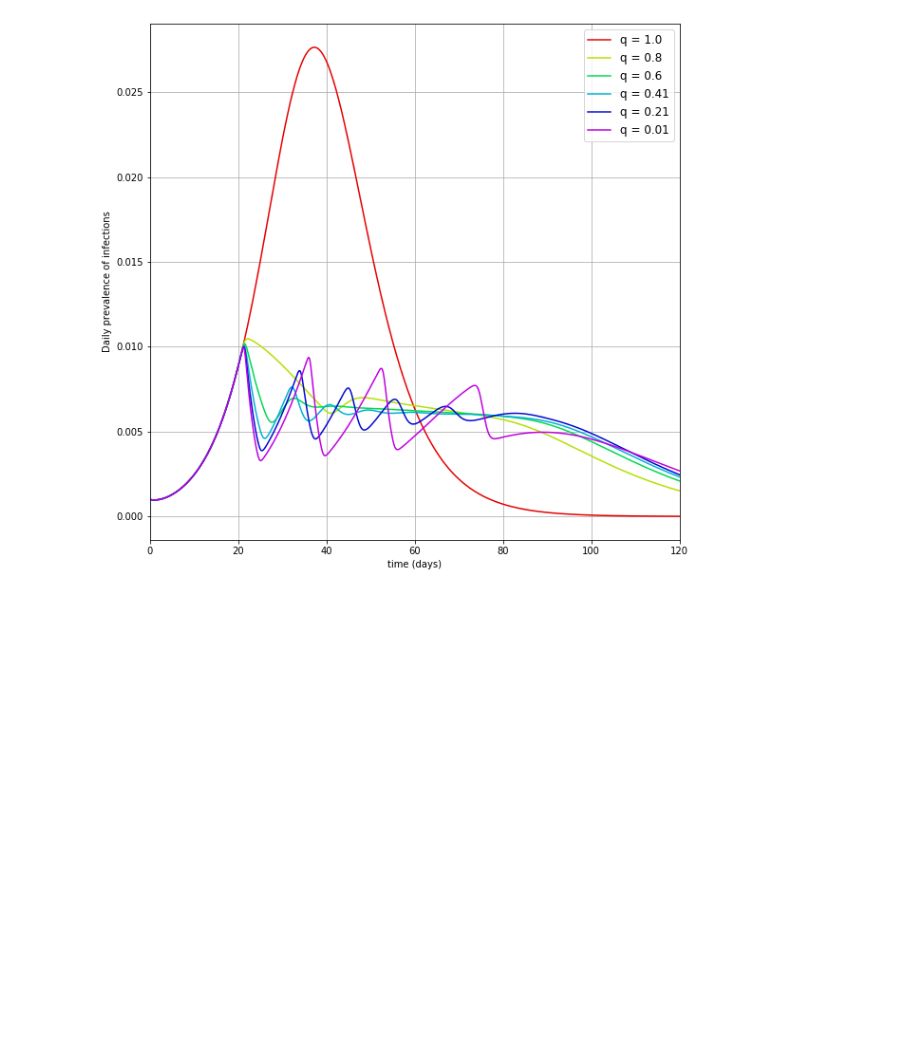
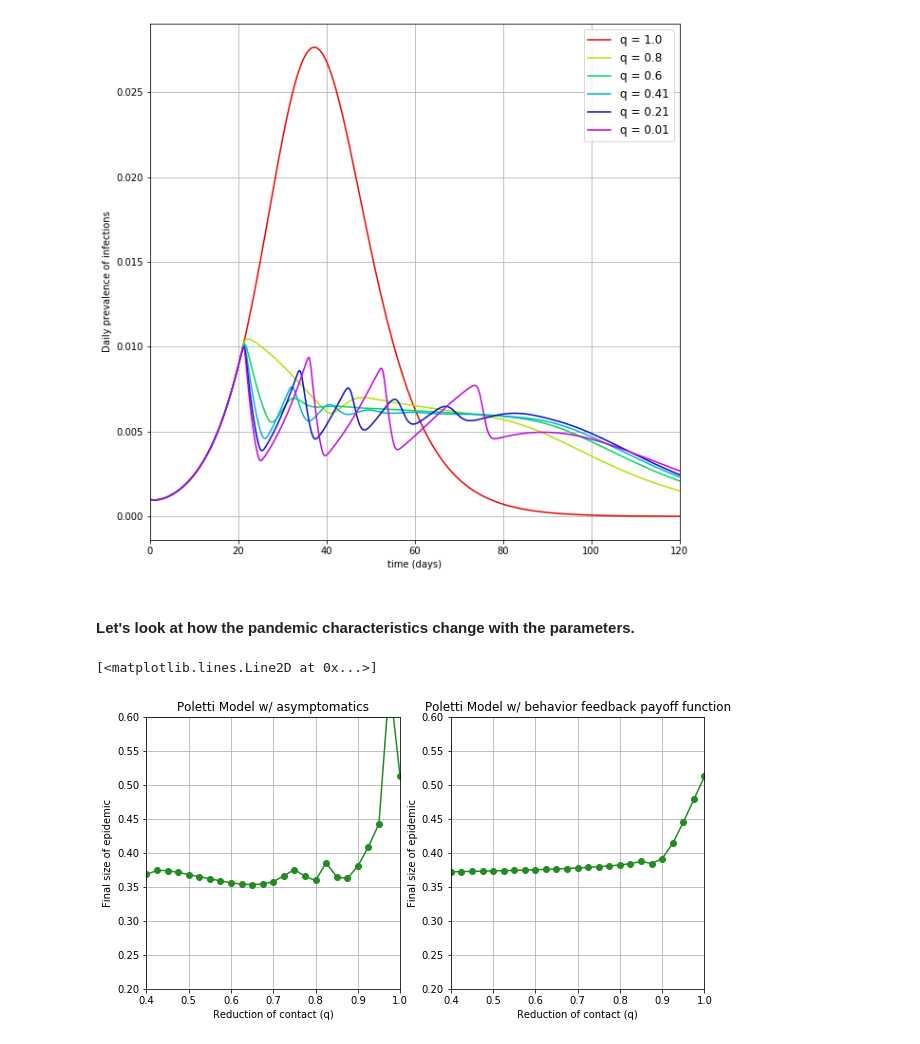
Before and after one commit to ajhaslam16/Impacts_of_behavior_SIR, a Jupyter notebook: Exploring_payoffB.ipynb, the cells around one changed output. Cells and saved outputs as stored; diff of their text form; code cells hidden in the pictures; blank space fills up the shorter version.

```diff
--- a/Exploring_payoffB.ipynb
+++ b/Exploring_payoffB.ipynb
@@ -285,0 +323,2 @@ ax.legend(loc='best',fontsize='large')
+# %% [markdown]
+#### Let's look at how the pandemic characteristics change with the parameters.
@@ -285,0 +362,23 @@ ax.legend(loc='best',fontsize='large')
+# %%
+fig, axes = plt.subplots(nrows=1, ncols=2, figsize=(10, 5))
+
+ax1 = axes[0]
+ax2 = axes[1]
+ax1.set(xlabel='Reduction of contact (q)', ylabel='Final size of epidemic')
+ax2.set(xlabel='Reduction of contact (q)', ylabel='Final size of epidemic')
+
+ax1.set_title('Poletti Model w/ asymptomatics')
+ax2.set_title('Poletti Model w/ behavior feedback payoff function')
+
+ax1.set_ylim((0.2,0.6))
+ax1.set_xlim((0.4,1))
+ax1.grid()
+ax2.set_ylim((0.2,0.6))
+ax2.set_xlim((0.4,1))
+ax2.grid()
+
+ax1.plot(q_test_set, final_size, '-o', c='forestgreen')
+ax2.plot(q_test_set, final_sizeb, '-o', c='forestgreen')
+# %% [output]
+[<matplotlib.lines.Line2D at 0x...>]
+[figure, added]
```
Also changed, not shown: parts of 10 cells of this notebook.
